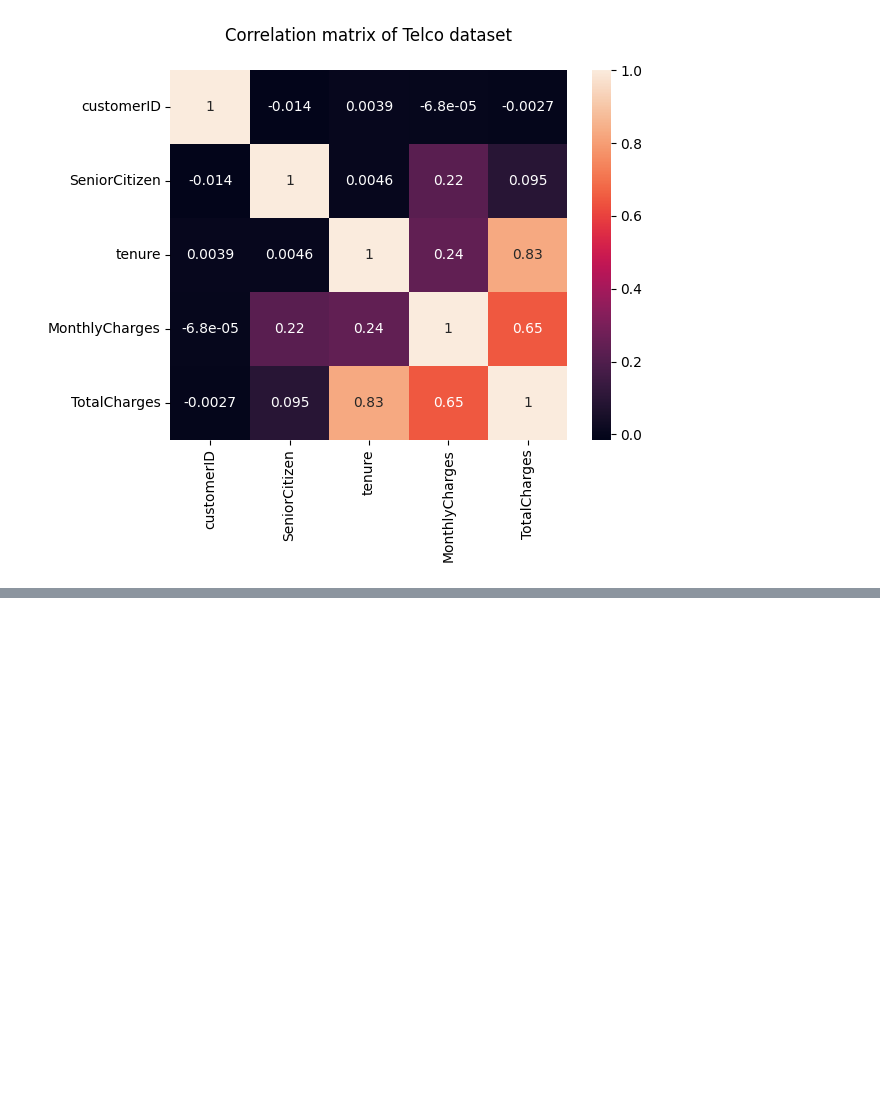
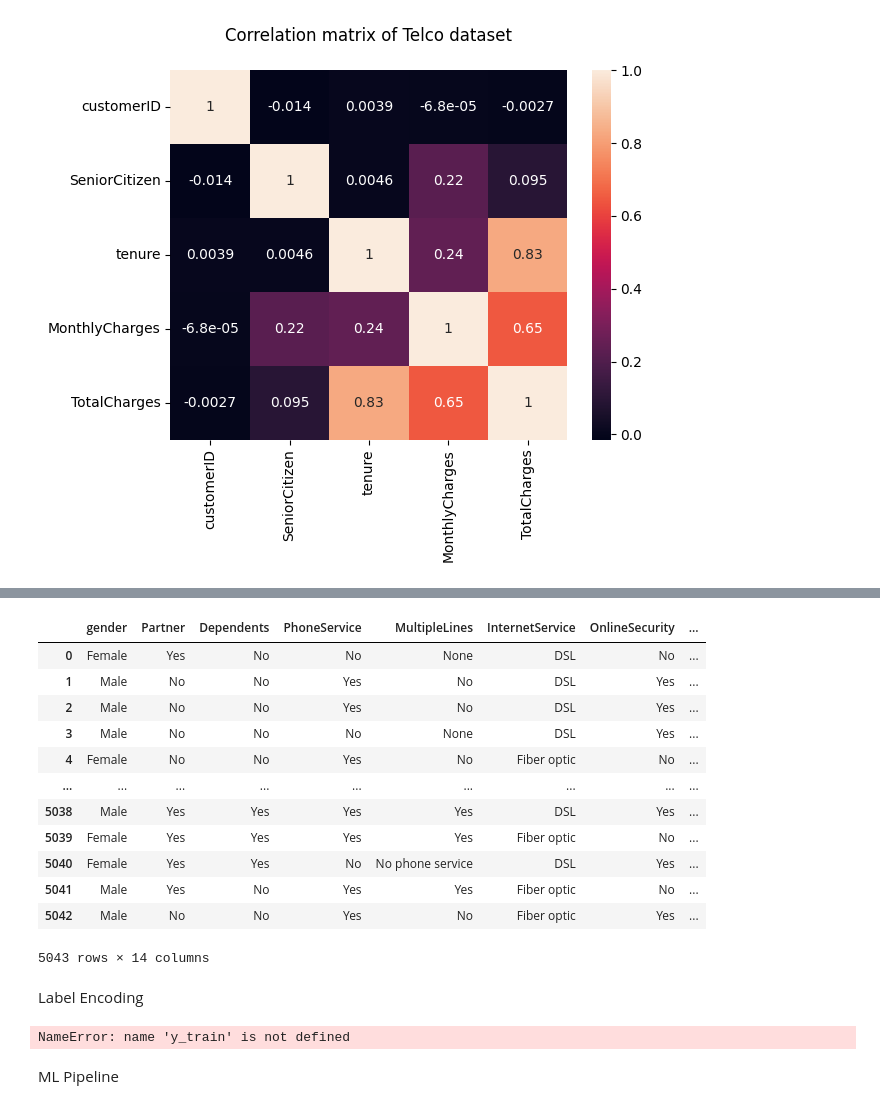
Before and after one commit to CODE-MUCHIRA/Customer-Churn-Prediction, a Jupyter notebook: LP2 notebook.ipynb, the cells around one changed output, grey strips where cells are left out. Saved outputs shown, nothing was run; the diff lists cells and outputs as text; code cells hidden in the pictures; blank space fills up the shorter version.

```diff
--- a/LP2 notebook.ipynb
+++ b/LP2 notebook.ipynb
@@ -704,0 +834,17 @@ plt.show()
+# %%
+categorical_column=X.select_dtypes(include="object").columns
+Categorical_columns
+# %% [output]
+|  | gender | Partner | Dependents | PhoneService | MultipleLines | InternetService | OnlineSecurity | ... |
+| 0 | Female | Yes | No | No | None | DSL | No | ... |
+| 1 | Male | No | No | Yes | No | DSL | Yes | ... |
+| 2 | Male | No | No | Yes | No | DSL | Yes | ... |
+| 3 | Male | No | No | No | None | DSL | Yes | ... |
+| 4 | Female | No | No | Yes | No | Fiber optic | No | ... |
+| ... | ... | ... | ... | ... | ... | ... | ... | ... |
+| 5038 | Male | Yes | Yes | Yes | Yes | DSL | Yes | ... |
+| 5039 | Female | Yes | Yes | Yes | Yes | Fiber optic | No | ... |
+| 5040 | Female | Yes | Yes | No | No phone service | DSL | Yes | ... |
+| 5041 | Male | Yes | No | Yes | Yes | Fiber optic | No | ... |
+| 5042 | Male | No | No | Yes | No | Fiber optic | Yes | ... |
+5043 rows × 14 columns
@@ -704,0 +873,10 @@ plt.show()
+# %% [markdown]
+Label Encoding
+# %%
+label_encoder = LabelEncoder()
+y_train_encoded =label_encoder.fit_transform(y_train)
+y_test_encoded =label_encoder.transform(y_test)
+# %% [output]
+NameError: name 'y_train' is not defined
+# %% [markdown]
+ML Pipeline
```
Also changed, not shown: parts of 61 cells of this notebook.
